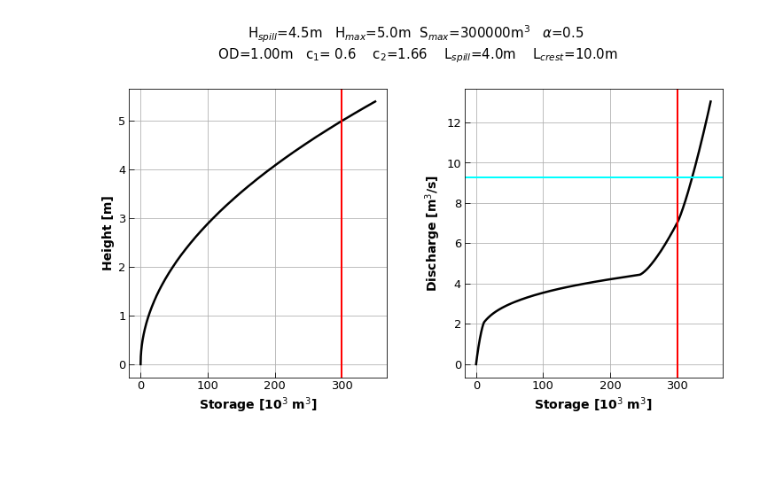
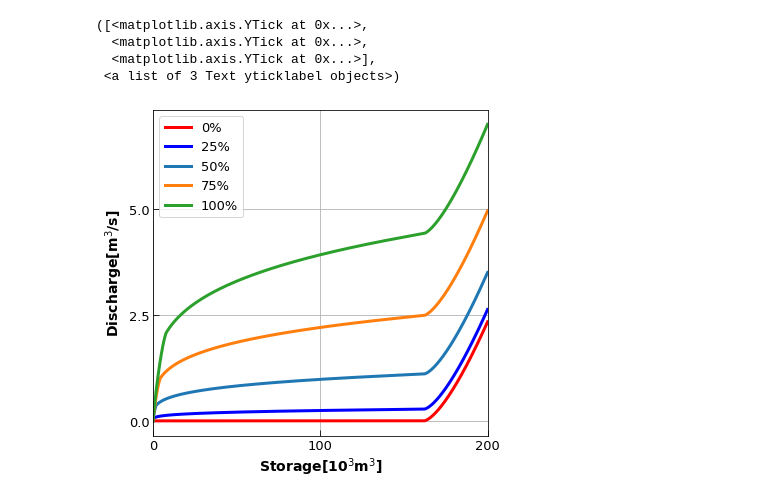
Before and after one commit to gurbuzf/DamStudy, a Jupyter notebook: dam_operation/QSv_dams.ipynb, the cells around one changed output. Saved outputs shown, nothing was run; the diff lists cells and outputs as text; code cells hidden in the pictures; blank space fills up the shorter version.

```diff
--- a/dam_operation/QSv_dams.ipynb
+++ b/dam_operation/QSv_dams.ipynb
@@ -63,5 +58,29 @@ ax1, ax2 = plot_QSv(4.5, 5, 200000, 0.5, 0.75, 0.6, 1.66, 2, 5, state=1, area=2.
-# %%
-# USE this for order 4
-ax1, ax2 = plot_QSv(4.5, 5, 300000, 0.5, 1.0, 0.6, 1.66, 4, 10, state=1, area=6.75)
-# %% [output]
-[figure, removed]
+# %%
+storage = np.arange(0,  200000, 100)
+height = [5.0 * pow(ss /  200000, 0.5) for ss in storage]
+discharge = [dam_q_varParam_varState(hh, 0, 4.5, 5, 1.0, 0.6, 1.66, 4, 10,) for hh in height]
+discharge2 = [dam_q_varParam_varState(hh, 0.25, 4.5, 5, 1.0, 0.6, 1.66, 4, 10,) for hh in height]
+discharge3 = [dam_q_varParam_varState(hh, 0.50, 4.5, 5, 1.0, 0.6, 1.66, 4, 10,) for hh in height]
+discharge4 = [dam_q_varParam_varState(hh, 0.75, 4.5, 5, 1.0, 0.6, 1.66, 4, 10,) for hh in height]
+discharge5 = [dam_q_varParam_varState(hh, 1.0, 4.5, 5, 1.0, 0.6, 1.66, 4, 10,) for hh in height]
+# %%
+rcParams.update({'lines.linewidth':3})
+plt.subplots(figsize=(6, 6))
+plt.plot(storage, discharge, c='r', label='0%')
+plt.plot(storage, discharge2, c='b', label='25%')
+plt.plot(storage, discharge3, label='50%')
+plt.plot(storage, discharge4, label='75%')
+plt.plot(storage, discharge5, label='100%')
+plt.legend()
+plt.xlim([0, 200000])
+plt.xlabel('Storage[10$^3$m$^3$]')
+plt.ylabel('Discharge[m$^3$/s]')
+plt.grid()
+plt.xticks(np.arange(0, 200000+50000, 100000), labels=np.arange(0, 250, 100))
+plt.yticks(np.arange(0, 7.5, 2.5))
+# %% [output]
+([<matplotlib.axis.YTick at 0x...>,
+  <matplotlib.axis.YTick at 0x...>,
+  <matplotlib.axis.YTick at 0x...>],
+ <a list of 3 Text yticklabel objects>)
+[figure, added]
```
Also changed, not shown: parts of 5 cells of this notebook, 7 other files.
